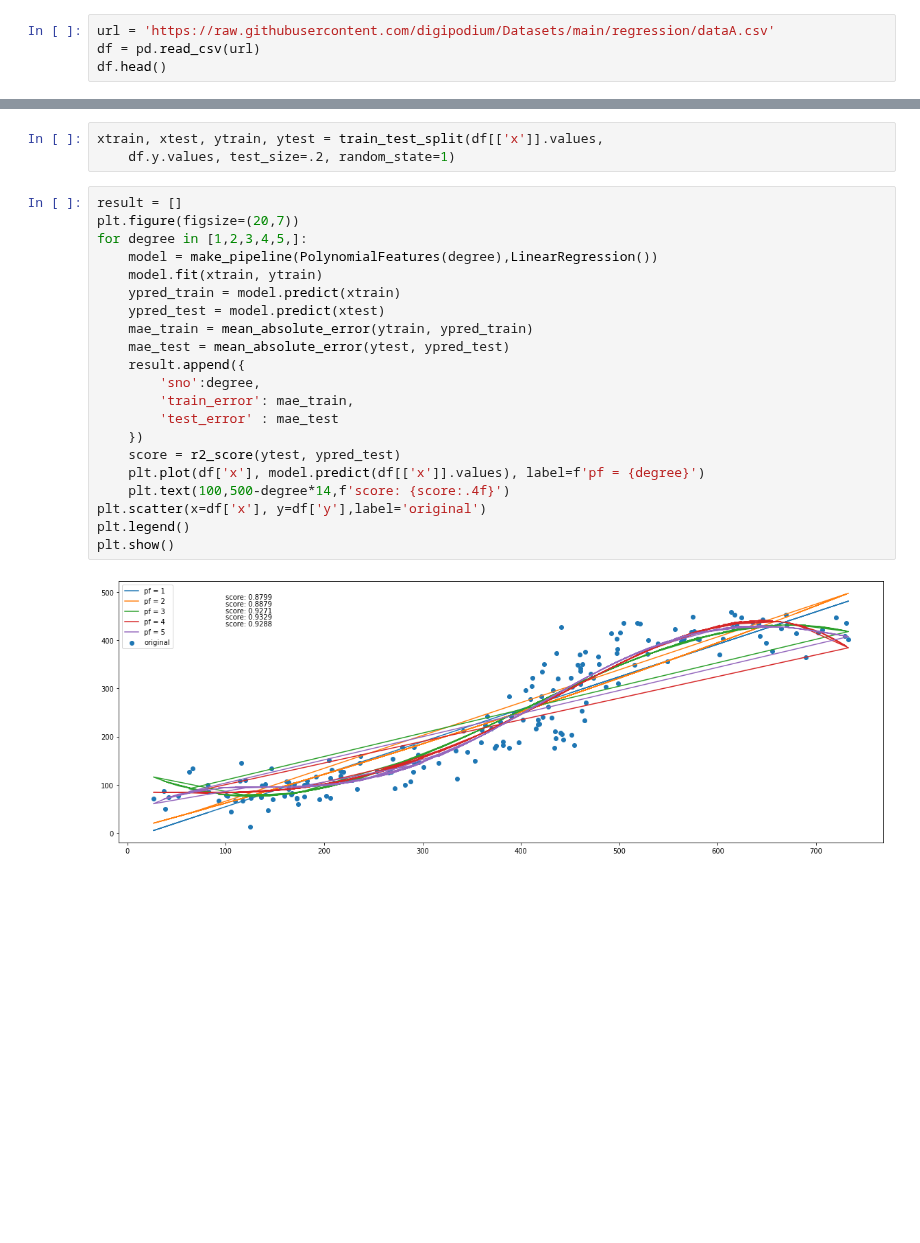
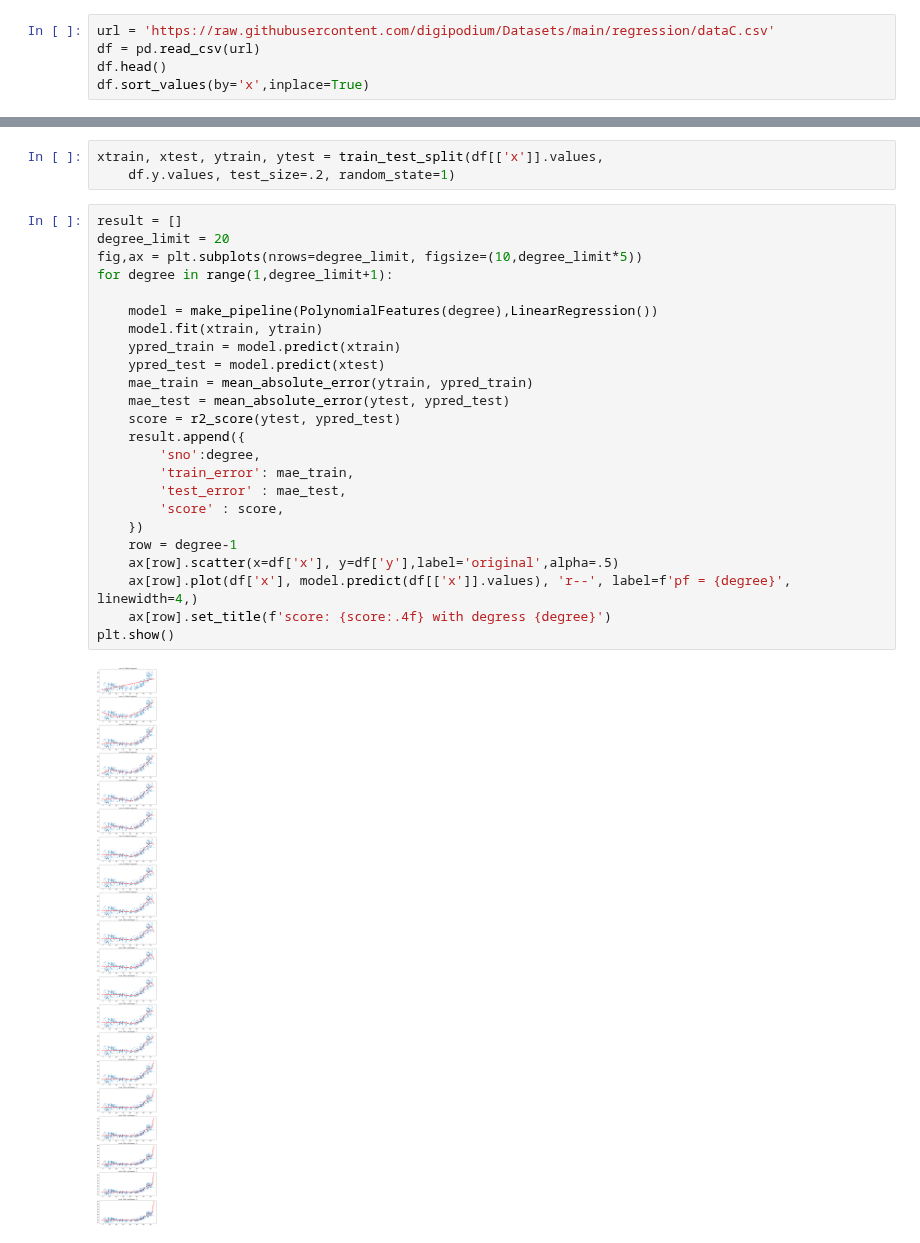
Before and after one commit to digipodium/DP-AUG-ML-630-WSS, a Jupyter notebook: poly_reg_part2.ipynb, the cells around one changed output, grey strips where cells are left out. Saved outputs shown, nothing was run; the diff lists cells and outputs as text; blank space fills up the shorter version.

Commit message:
preety graphs

```diff
--- a/poly_reg_part2.ipynb
+++ b/poly_reg_part2.ipynb
@@ -10,6 +10,7 @@ from sklearn.model_selection import train_test_split
 from sklearn.model_selection import ShuffleSplit
 from sklearn.model_selection import cross_validate
 # %%
-url = 'https://raw.githubusercontent.com/digipodium/Datasets/main/regression/dataA.csv'
+url = 'https://raw.githubusercontent.com/digipodium/Datasets/main/regression/dataC.csv'
 df = pd.read_csv(url)
 df.head()
+df.sort_values(by='x',inplace=True)
@@ -30,27 +24,30 @@ xtrain, xtest, ytrain, ytest = train_test_split(df[['x']].values,
     df.y.values, test_size=.2, random_state=1)
 # %%
 result = []
-plt.figure(figsize=(20,7))
-for degree in [1,2,3,4,5,]:
+degree_limit = 20
+fig,ax = plt.subplots(nrows=degree_limit, figsize=(10,degree_limit*5))
+for degree in range(1,degree_limit+1):
+
     model = make_pipeline(PolynomialFeatures(degree),LinearRegression())
     model.fit(xtrain, ytrain)
     ypred_train = model.predict(xtrain)
     ypred_test = model.predict(xtest)
     mae_train = mean_absolute_error(ytrain, ypred_train)
     mae_test = mean_absolute_error(ytest, ypred_test)
+    score = r2_score(ytest, ypred_test)
     result.append({
         'sno':degree,
         'train_error': mae_train,
-        'test_error' : mae_test
+        'test_error' : mae_test,
+        'score' : score,
     })
-    score = r2_score(ytest, ypred_test)
-    plt.plot(df['x'], model.predict(df[['x']].values), label=f'pf = {degree}')
-    plt.text(100,500-degree*14,f'score: {score:.4f}')
-plt.scatter(x=df['x'], y=df['y'],label='original')
-plt.legend()
+    row = degree-1
+    ax[row].scatter(x=df['x'], y=df['y'],label='original',alpha=.5)
+    ax[row].plot(df['x'], model.predict(df[['x']].values), 'r--', label=f'pf = {degree}', linewidth=4,)
+    ax[row].set_title(f'score: {score:.4f} with degress {degree}')
 plt.show()
 # %% [output]
-[figure, old version]
+[figure, new version]
 # %%
 errordf = pd.DataFrame(result)
 errordf.set_index('sno',inplace=True)
```
Also changed, not shown: parts of 3 cells of this notebook.
